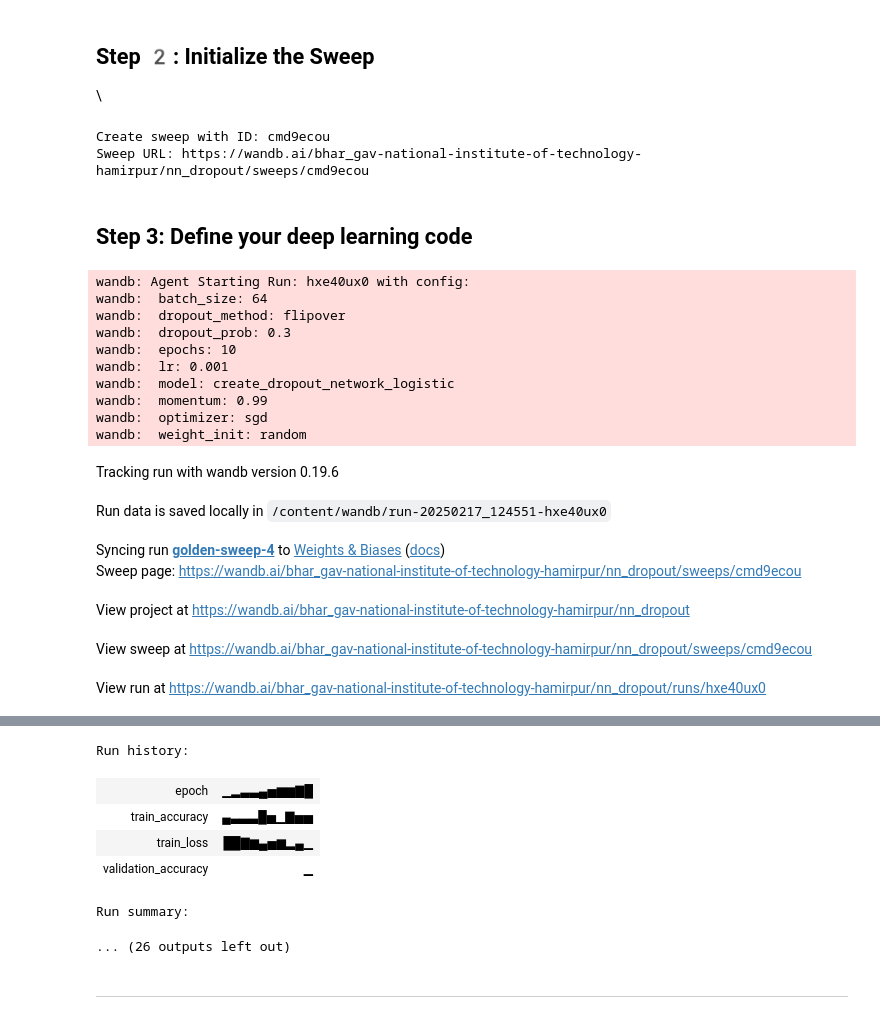
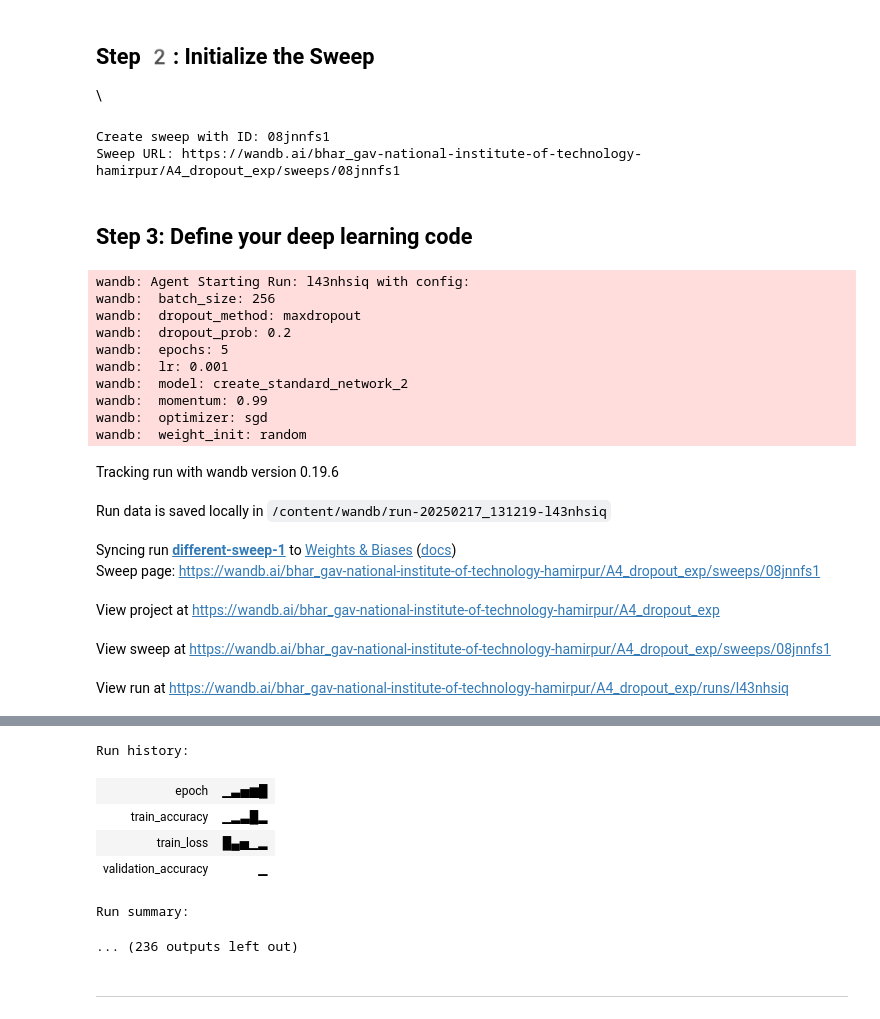
Before and after one commit to bhar-gav/machine_learning, a Jupyter notebook: A4_dropout_exp.ipynb, the cells around one changed output, grey strips where cells are left out. Drawn from its saved outputs; the diff is of its cells as text; code cells hidden in the pictures.

```diff
--- a/A4_dropout_exp.ipynb
+++ b/A4_dropout_exp.ipynb
@@ -45,13 +45,13 @@ metric = {
 sweep_config['metric'] = metric
 # %%
 parameters_dict= {
-        'epochs': {'values': [10]},
+        'epochs': {'values': [5]},
         'lr': {'values': [0.001, 0.01]},
         'momentum': {'values': [0.9, 0.99]},
         'optimizer': {'values': ['sgd']},
-        'batch_size': {'values': [64]},
+        'batch_size': {'values': [256]},
         'weight_init': {'values': ['random']},
-        'dropout_prob': {'values': [0.2, 0.3, 0.5]},  # Dropout probability between 20% to 50%
+        'dropout_prob': {'values': [0.2, 0.3]},  # Dropout probability between 20% to 50%
         'dropout_method': {'values': ['random', 'dropconnect', 'dropblock', 'maxdropout', 'biased_dropout', 'flipover']},
         'model': {'values': ['create_standard_network_1', 'create_standard_network_2', 'create_dropout_network_logistic', 'create_dropout_network_relu']}
     }
@@ -85,10 +85,10 @@ pprint.pprint(sweep_config)
 
 \
 # %%
-sweep_id = wandb.sweep(sweep_config, project="nn_dropout")
+sweep_id = wandb.sweep(sweep_config, project="A4_dropout_exp")
 # %% [output]
-Create sweep with ID: cmd9ecou
-Sweep URL: https://wandb.ai/bhar_gav-national-institute-of-technology-hamirpur/nn_dropout/sweeps/cmd9ecou
+Create sweep with ID: 08jnnfs1
+Sweep URL: https://wandb.ai/bhar_gav-national-institute-of-technology-hamirpur/A4_dropout_exp/sweeps/08jnnfs1
 # %% [markdown]
 ## Step 3:  Define your deep learning code
 # %%
@@ -413,22 +413,22 @@ def run_experiment():
         wandb.log({"validation_accuracy": val_accuracy, "trial_name": trial_name})
 # %%
 # Run the sweep
-wandb.agent(sweep_id, run_experiment,count=15)
+wandb.agent(sweep_id, run_experiment,count=50)
 # %% [output]
-wandb: Agent Starting Run: hxe40ux0 with config:
-wandb:  batch_size: 64
-wandb:  dropout_method: flipover
-wandb:  dropout_prob: 0.3
-wandb:  epochs: 10
+wandb: Agent Starting Run: l43nhsiq with config:
+wandb:  batch_size: 256
+wandb:  dropout_method: maxdropout
+wandb:  dropout_prob: 0.2
+wandb:  epochs: 5
 wandb:  lr: 0.001
-wandb:  model: create_dropout_network_logistic
+wandb:  model: create_standard_network_2
 wandb:  momentum: 0.99
 wandb:  optimizer: sgd
 wandb:  weight_init: random
 Tracking run with wandb version 0.19.6
-Run data is saved locally in /content/wandb/run-20250217_124551-hxe40ux0
+Run data is saved locally in /content/wandb/run-20250217_131219-l43nhsiq
-Syncing run golden-sweep-4 to Weights & Biases (docs)
-Sweep page: https://wandb.ai/bhar_gav-national-institute-of-technology-hamirpur/nn_dropout/sweeps/cmd9ecou
+Syncing run different-sweep-1 to Weights & Biases (docs)
+Sweep page: https://wandb.ai/bhar_gav-national-institute-of-technology-hamirpur/A4_dropout_exp/sweeps/08jnnfs1
-View project at https://wandb.ai/bhar_gav-national-institute-of-technology-hamirpur/nn_dropout
+View project at https://wandb.ai/bhar_gav-national-institute-of-technology-hamirpur/A4_dropout_exp
-View sweep at https://wandb.ai/bhar_gav-national-institute-of-technology-hamirpur/nn_dropout/sweeps/cmd9ecou
+View sweep at https://wandb.ai/bhar_gav-national-institute-of-technology-hamirpur/A4_dropout_exp/sweeps/08jnnfs1
-View run at https://wandb.ai/bhar_gav-national-institute-of-technology-hamirpur/nn_dropout/runs/hxe40ux0
+View run at https://wandb.ai/bhar_gav-national-institute-of-technology-hamirpur/A4_dropout_exp/runs/l43nhsiq
@@ -445,11 +440,11 @@ Epoch 10, Loss: 2.309013242687659, Accuracy: 10.39074074074074%
 [interactive output not drawn]
 Run history:
-| epoch | ▁▂▃▃▄▅▆▆▇█ |
-| train_accuracy | ▄▃▃▃█▅▁▇▅▅ |
-| train_loss | ██▇▆▄▅▆▂▄▁ |
+| epoch | ▁▃▅▆█ |
+| train_accuracy | ▁▂▃█▂ |
+| train_loss | █▄▅▁▂ |
 | validation_accuracy | ▁ |
 Run summary:
-... (26 outputs left out)
+... (236 outputs left out)
 # %% [markdown]
 
 
```
Also changed, not shown: parts of 2 cells of this notebook.
